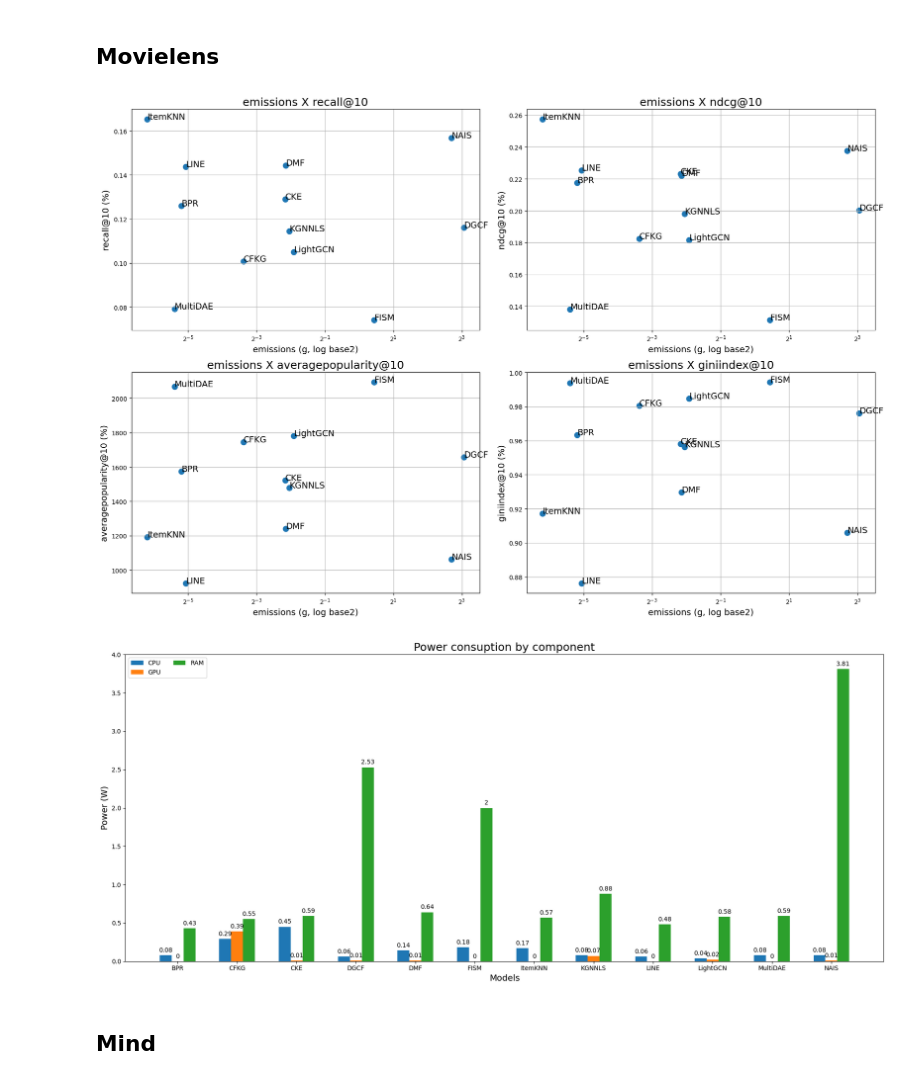
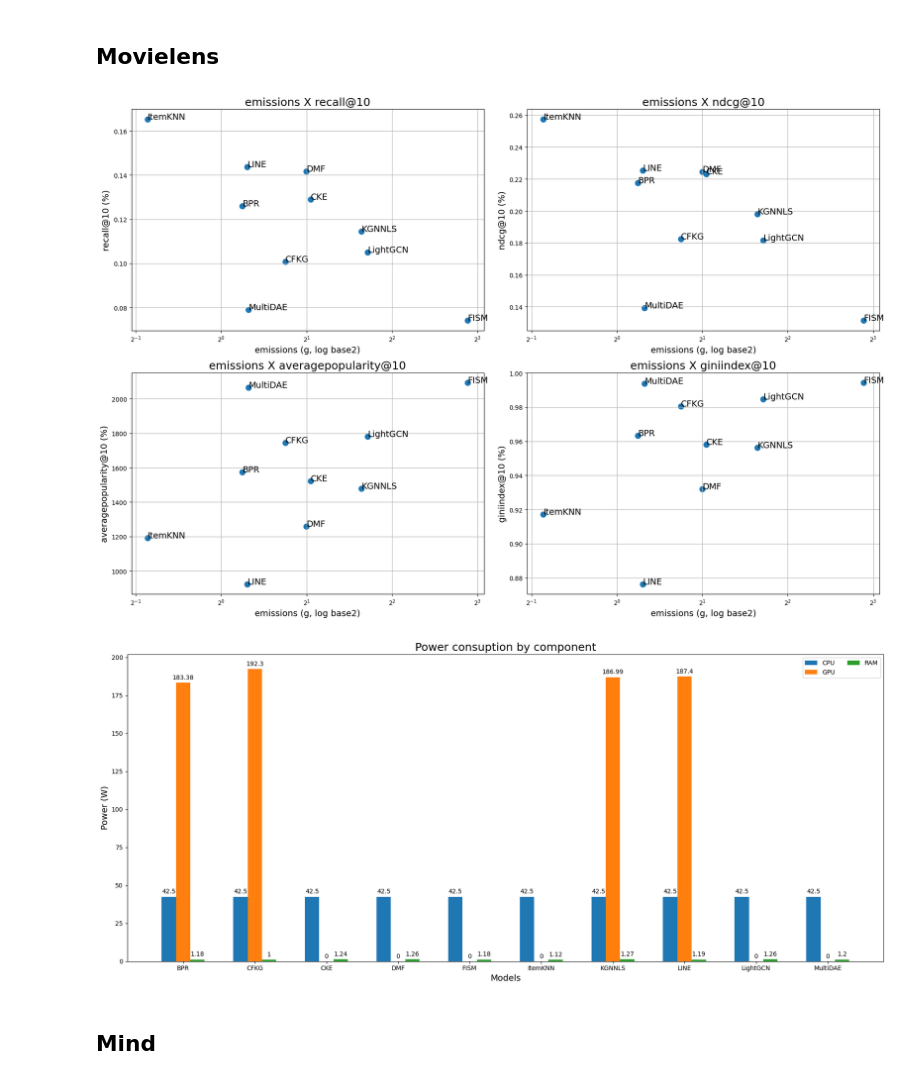
Before and after one commit to Fonty02/Tesi, a Jupyter notebook: notebooks/defaults-results.ipynb, the cells around one changed output. Drawn from its saved outputs; the diff is of its cells as text; code cells hidden in the pictures.

Commit message:
Added default results from azure

```diff
--- a/notebooks/defaults-results.ipynb
+++ b/notebooks/defaults-results.ipynb
@@ -19,11 +19,13 @@ EMISSIONS_FILE = 'emissions.csv'
 METRICS_FILE = 'metrics.csv'
 PARAMS_FILE = 'params.csv'
 # %%
-def get_outcome(dataset, models):
+def get_outcome(dataset, models, machine='azure'):
 	experiments = []
 	for m in next(os.walk(RESULTS_PATH + dataset))[1]:
 		if m in models:
-			experiments.append(os.path.join(dataset, m))
+			e = pd.read_csv(os.path.join(RESULTS_PATH, dataset, m, EMISSIONS_FILE))
+			if len(e[e['os'].str.contains(machine)]):
+				experiments.append(os.path.join(dataset, m))
 	experiments = sorted(experiments)
 
 	metrics_list = ['recall@10', 'mrr@10', 'ndcg@10', 'hit@10', 'map@10', 'precision@10', 'gauc', 'itemcoverage@10', 'averagepopularity@10', 'giniindex@10', 'shannonentropy@10']
@@ -36,6 +38,8 @@ def get_outcome(dataset, models):
 	for _, v in enumerate(experiments):
 		e = pd.read_csv(os.path.join(RESULTS_PATH, v, EMISSIONS_FILE))
 		m = pd.read_csv(os.path.join(RESULTS_PATH, v, METRICS_FILE))
+		e = e[e['os'].str.contains(machine)]
+		m = m[m['run_id'] == e.iloc[0]['run_id']]
 		for k in results.keys():
 			if k == 'emissions':
 				results[k].append(e.iloc[0][k]*1000)
@@ -86,20 +90,20 @@ def plot_power(results, experiments):
 	ax1.set_ylabel('Power (W)', fontsize=14)
 	ax1.set_title('Power consuption by component', fontsize=18)
 	ax1.set_xticks(x1 + (width), labels_x1)
-	ax1.legend(loc = 'upper left', ncol = 2)
+	ax1.legend(loc = 'upper right', ncol = 2)
 
 	fig.tight_layout()
 	plt.show()
 # %% [markdown]
 ## Movielens
 # %%
-models = ['BPR', 'CFKG', 'CKE', 'DGCF', 'DMF', 'FISM', 'ItemKNN', 'KGNNLS', 'LINE', 'LightGCN', 'MultiDAE', 'NAIS']
+models = ['BPR', 'CFKG', 'CKE', 'DMF', 'FISM', 'ItemKNN', 'KGNNLS', 'LINE', 'LightGCN', 'MultiDAE']
 results, metrics, experiments = get_outcome(dataset='movielens_1m', models=models)
 plot_results(results, metrics, experiments)
 plot_power(results, experiments)
 # %% [output]
-[figure, old version]
+[figure, new version]
-[figure, old version]
+[figure, new version]
 # %% [markdown]
 ## Mind
 # %%
```
Also changed, not shown: parts of 2 cells of this notebook, 3 other files.
